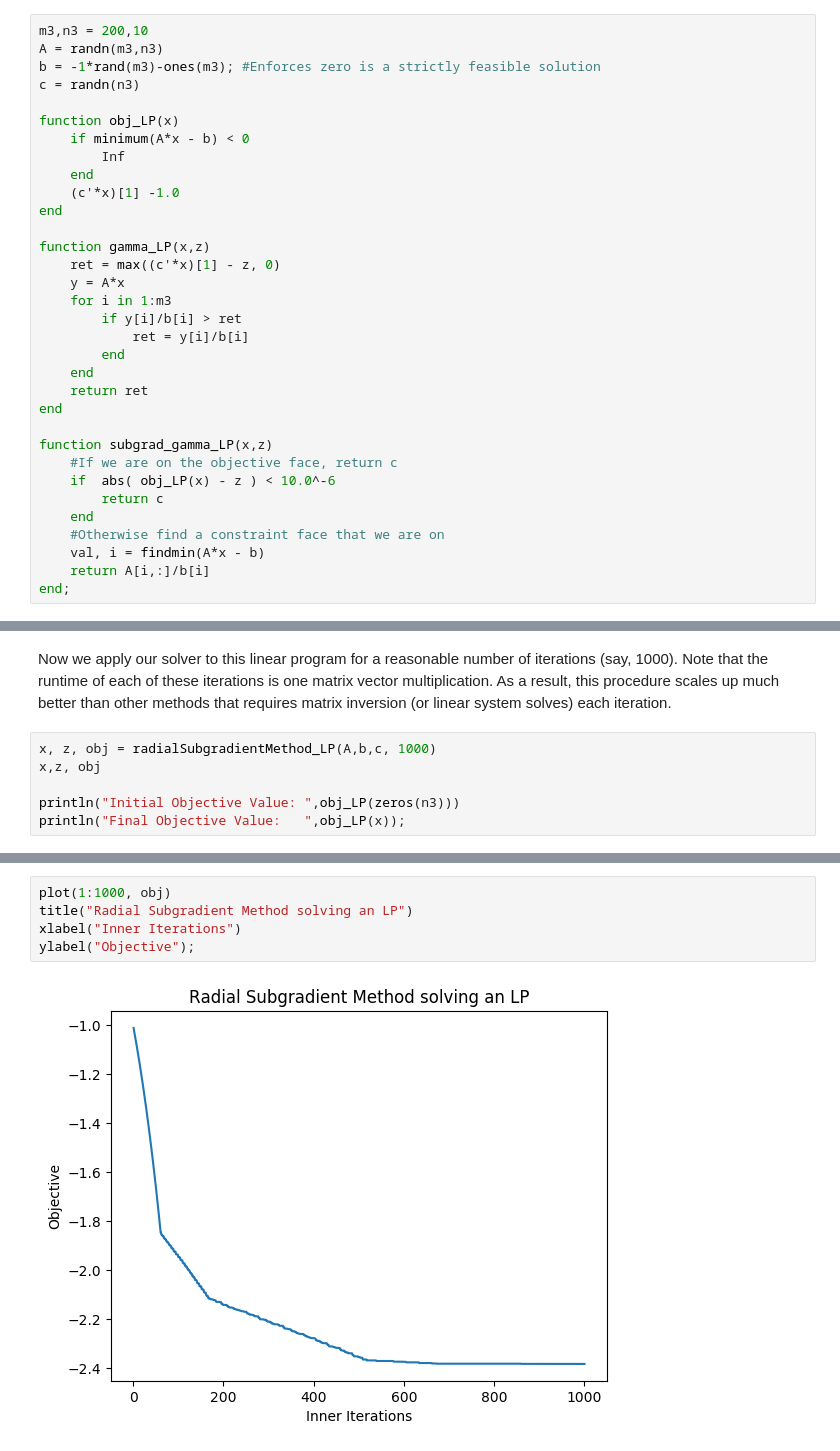
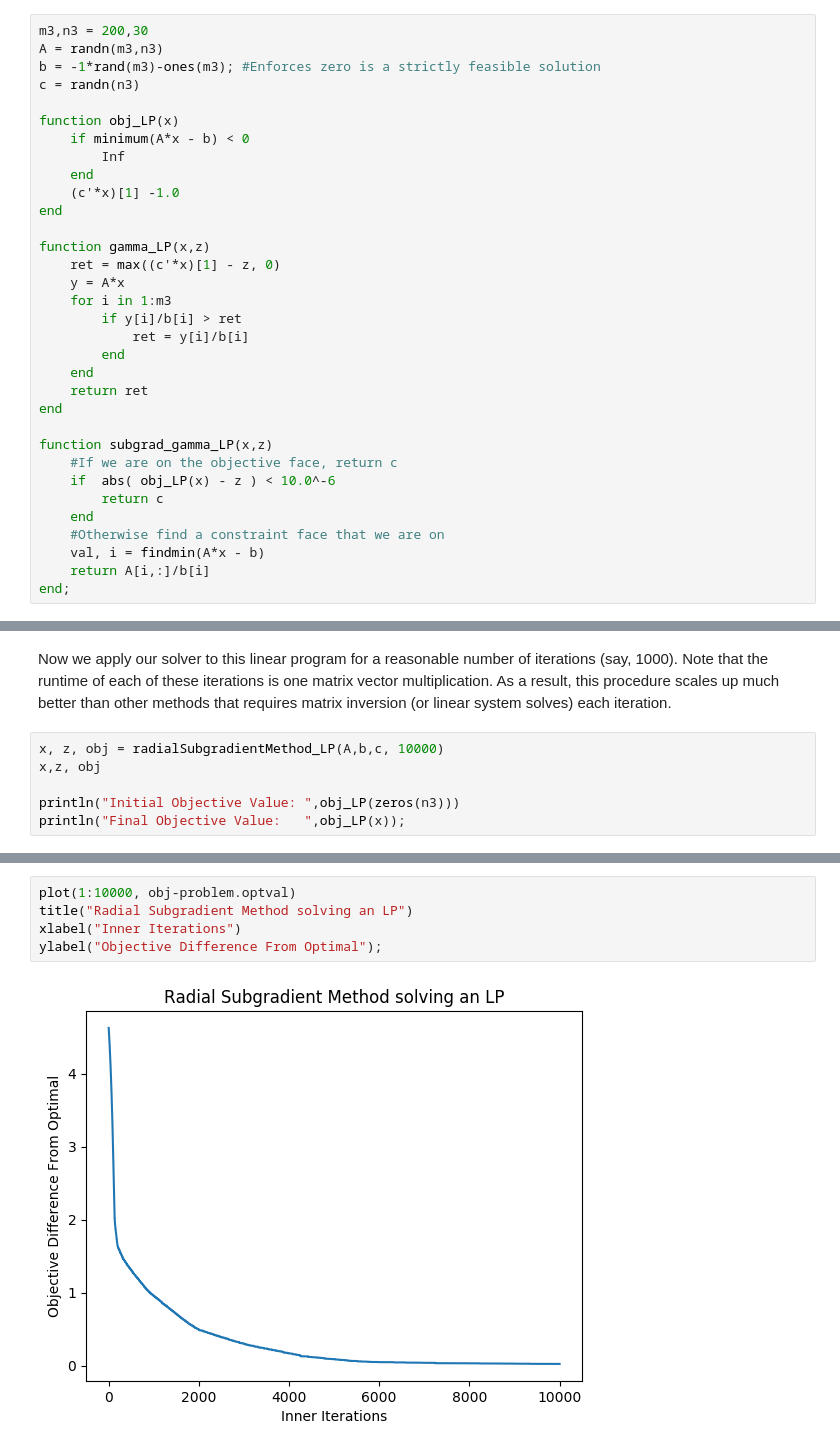
Before and after one commit to bgrimmer/Radial-Subgradient-Method, a Jupyter notebook: Interactive-Radial-Subgradient-Method.ipynb, the cells around one changed output, grey strips where cells are left out. Drawn from its saved outputs; the diff is of its cells as text.

Commit message:
Now Linear Program convergence is shown as the difference between it and the optimal objective value

```diff
--- a/Interactive-Radial-Subgradient-Method.ipynb
+++ b/Interactive-Radial-Subgradient-Method.ipynb
@@ -458,7 +458,7 @@ where $\delta_{Ax\geq b}(x)$ is the indicator function of our feasible region.
 
 Then we can write down $\gamma_z$ and its subgradients in closed form as follows:
 # %%
-m3,n3 = 200,10
+m3,n3 = 200,30
 A = randn(m3,n3)
 b = -1*rand(m3)-ones(m3); #Enforces zero is a strictly feasible solution
 c = randn(n3)
@@ -531,7 +529,7 @@ True minimum objective value: -2.388325055943254
 # %% [markdown]
 Now we apply our solver to this linear program for a reasonable number of iterations (say, 1000). Note that the runtime of each of these iterations is one matrix vector multiplication. As a result, this procedure scales up much better than other methods that requires matrix inversion (or linear system solves) each iteration.
 # %%
-x, z, obj = radialSubgradientMethod_LP(A,b,c, 1000)
+x, z, obj = radialSubgradientMethod_LP(A,b,c, 10000)
 x,z, obj
 
 println("Initial Objective Value: ",obj_LP(zeros(n3)))
@@ -542,8 +540,8 @@ Final Objective Value:   -2.382711036314485
 # %%
-plot(1:1000, obj)
+plot(1:10000, obj-problem.optval)
 title("Radial Subgradient Method solving an LP")
 xlabel("Inner Iterations")
-ylabel("Objective");
+ylabel("Objective Difference From Optimal");
 # %% [output]
-[figure, old version]
+[figure, new version]
 # %% [markdown]
```
Also changed, not shown: parts of 12 cells of this notebook.
